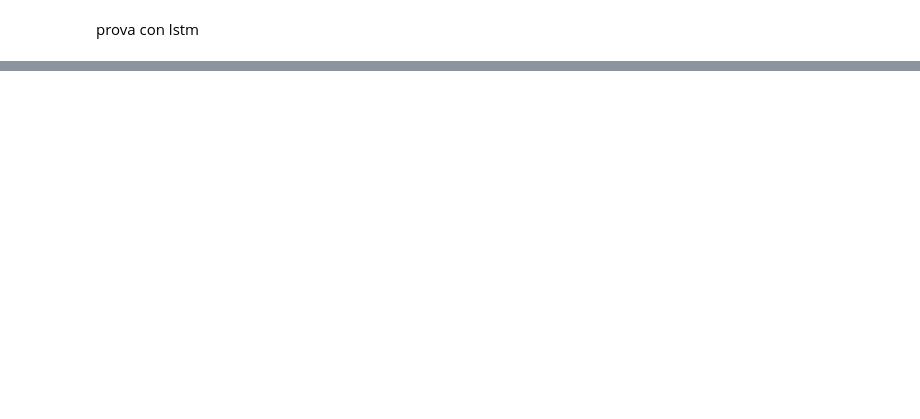
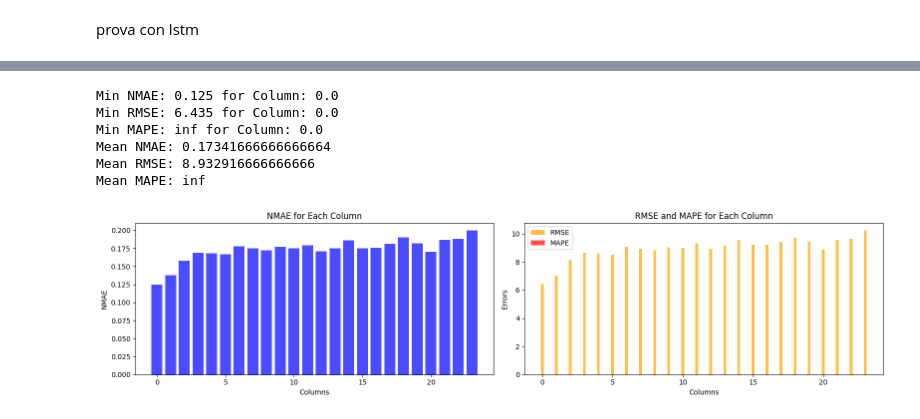
Before and after one commit to GiovanniPerri23/master_thesis, a Jupyter notebook: notebooks_try/vanilla_transformers.ipynb, the cells around one changed output, grey strips where cells are left out. Drawn from its saved outputs; the diff is of its cells as text; code cells hidden in the pictures; blank space fills up the shorter version.

```diff
--- a/notebooks_try/vanilla_transformers.ipynb
+++ b/notebooks_try/vanilla_transformers.ipynb
@@ -346,0 +554,10 @@ plt.show()
+# %%
+plot_error_metrics_barchart(uni_table)
+# %% [output]
+Min NMAE: 0.125 for Column: 0.0
+Min RMSE: 6.435 for Column: 0.0
+Min MAPE: inf for Column: 0.0
+Mean NMAE: 0.17341666666666664
+Mean RMSE: 8.932916666666666
+Mean MAPE: inf
+[figure, added]
```
Also changed, not shown: parts of 27 cells of this notebook.
